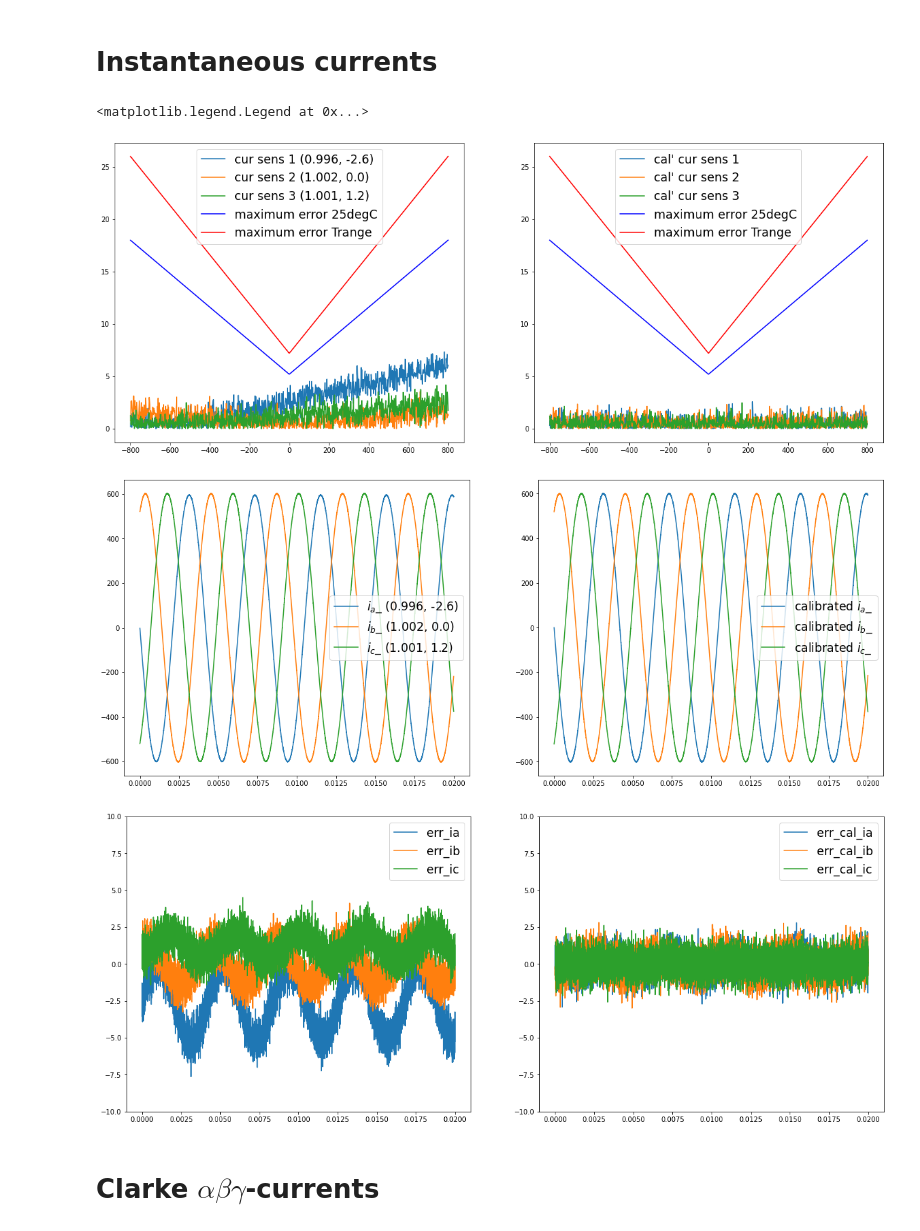
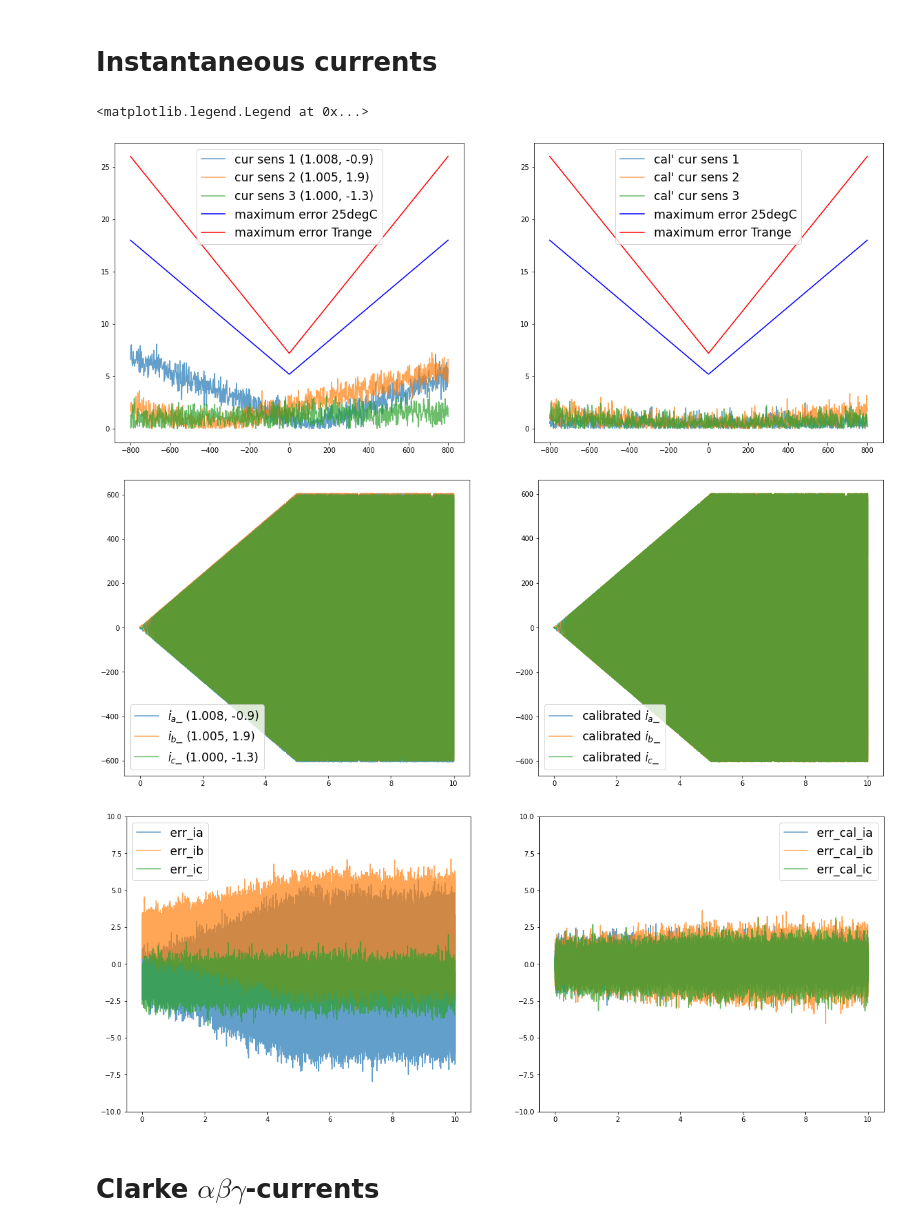
Before and after one commit to rex-87/dq_sim, a Jupyter notebook: dq_sim.ipynb, the cells around one changed output. Cells and saved outputs as stored; diff of their text form; code cells hidden in the pictures.

```diff
--- a/dq_sim.ipynb
+++ b/dq_sim.ipynb
@@ -82,12 +82,14 @@ cs1 = CurrentSensor()
 cs2 = CurrentSensor()
 cs3 = CurrentSensor()
 
-w = 1500 # rad/s
-tmax = .02
-t = np.linspace(0, tmax, 10000)
-Ipk = 600
+N = 40000
+tmax = 10
+t = np.linspace(0, tmax, N)
+w = 1500*t/tmax # rad/s
+Ipk_ = 600
 #stator_field_angle = 2*np.pi*t/tmax-np.pi/2
-stator_field_angle = np.pi/2
+Ipk = np.concatenate([np.arange(0, Ipk_, Ipk_/(N//2)), Ipk_*np.ones(N//2)])
+stator_field_angle = np.concatenate([np.pi/2*np.ones(N//2), np.arange(np.pi/2, np.pi, np.pi/2/(N//2))])
 ia = Ipk*np.cos(w*t + stator_field_angle)
 ib = Ipk*np.cos(w*t - 2*np.pi/3 + stator_field_angle)
 ic = Ipk*np.cos(w*t - 4*np.pi/3 + stator_field_angle)
@@ -105,54 +107,54 @@ max_25degC_err = np.abs(
     (CurrentSensor.cursens_max_range_25degC_err - CurrentSensor.cursens_max_offset_25degC_err)*i/CurrentSensor.cursens_range
 ) + CurrentSensor.cursens_max_offset_25degC_err
 max_err = np.abs(
     (CurrentSensor.cursens_max_range_err - CurrentSensor.cursens_max_offset_err)*i/CurrentSensor.cursens_range
 ) + CurrentSensor.cursens_max_offset_err
 fig = plt.figure()
 ax = fig.add_subplot(1, 2, 1)
-ax.plot(i, np.abs(cs1.get_measurement(i) - i), label = r"cur sens 1 ({:.3f}, {:.1f})".format(cs1.gain, cs1.offset))
-ax.plot(i, np.abs(cs2.get_measurement(i) - i), label = r"cur sens 2 ({:.3f}, {:.1f})".format(cs2.gain, cs2.offset))
-ax.plot(i, np.abs(cs3.get_measurement(i) - i), label = r"cur sens 3 ({:.3f}, {:.1f})".format(cs3.gain, cs3.offset))
+ax.plot(i, np.abs(cs1.get_measurement(i) - i), label = r"cur sens 1 ({:.3f}, {:.1f})".format(cs1.gain, cs1.offset), alpha=0.7)
+ax.plot(i, np.abs(cs2.get_measurement(i) - i), label = r"cur sens 2 ({:.3f}, {:.1f})".format(cs2.gain, cs2.offset), alpha=0.7)
+ax.plot(i, np.abs(cs3.get_measurement(i) - i), label = r"cur sens 3 ({:.3f}, {:.1f})".format(cs3.gain, cs3.offset), alpha=0.7)
 ax.plot(i, np.abs(max_25degC_err), label = r"maximum error 25degC", color = 'blue')
 ax.plot(i, np.abs(max_err), label = r"maximum error Trange", color = 'red')
 ax.legend()
 ax = fig.add_subplot(1, 2, 2)
-ax.plot(i, np.abs(cs1.get_calibrated_measurement(i) - i), label = r"cal' cur sens 1")
-ax.plot(i, np.abs(cs2.get_calibrated_measurement(i) - i), label = r"cal' cur sens 2")
-ax.plot(i, np.abs(cs3.get_calibrated_measurement(i) - i), label = r"cal' cur sens 3")
+ax.plot(i, np.abs(cs1.get_calibrated_measurement(i) - i), label = r"cal' cur sens 1", alpha=0.7)
+ax.plot(i, np.abs(cs2.get_calibrated_measurement(i) - i), label = r"cal' cur sens 2", alpha=0.7)
+ax.plot(i, np.abs(cs3.get_calibrated_measurement(i) - i), label = r"cal' cur sens 3", alpha=0.7)
 ax.plot(i, np.abs(max_25degC_err), label = r"maximum error 25degC", color = 'blue')
 ax.plot(i, np.abs(max_err), label = r"maximum error Trange", color = 'red')
 ax.legend()
 
 fig = plt.figure()
 ax = fig.add_subplot(1, 2, 1)
-ax.plot(t, ia_, label = r"$i_a$_ ({:.3f}, {:.1f})".format(cs1.gain, cs1.offset))
-ax.plot(t, ib_, label = r"$i_b$_ ({:.3f}, {:.1f})".format(cs2.gain, cs2.offset))
-ax.plot(t, ic_, label = r"$i_c$_ ({:.3f}, {:.1f})".format(cs3.gain, cs3.offset))
+ax.plot(t, ia_, label = r"$i_a$_ ({:.3f}, {:.1f})".format(cs1.gain, cs1.offset), alpha=0.7)
+ax.plot(t, ib_, label = r"$i_b$_ ({:.3f}, {:.1f})".format(cs2.gain, cs2.offset), alpha=0.7)
+ax.plot(t, ic_, label = r"$i_c$_ ({:.3f}, {:.1f})".format(cs3.gain, cs3.offset), alpha=0.7)
 ax.legend()
 ax = fig.add_subplot(1, 2, 2)
-ax.plot(t, ia_c, label = r"calibrated $i_a$_")
-ax.plot(t, ib_c, label = r"calibrated $i_b$_")
-ax.plot(t, ic_c, label = r"calibrated $i_c$_")
+ax.plot(t, ia_c, label = r"calibrated $i_a$_", alpha=0.7)
+ax.plot(t, ib_c, label = r"calibrated $i_b$_", alpha=0.7)
+ax.plot(t, ic_c, label = r"calibrated $i_c$_", alpha=0.7)
 ax.legend()
 
 fig = plt.figure()
 ax = fig.add_subplot(1, 2, 1)
-ax.plot(t, ia_ - ia, label = "err_ia")
-ax.plot(t, ib_ - ib, label = "err_ib")
-ax.plot(t, ic_ - ic, label = "err_ic")
+ax.plot(t, ia_ - ia, label = "err_ia", alpha=0.7)
+ax.plot(t, ib_ - ib, label = "err_ib", alpha=0.7)
+ax.plot(t, ic_ - ic, label = "err_ic", alpha=0.7)
 ax.set_ylim(-10, 10)
 ax.legend()
 ax = fig.add_subplot(1, 2, 2)
-ax.plot(t, ia_c - ia, label = "err_cal_ia")
-ax.plot(t, ib_c - ib, label = "err_cal_ib")
-ax.plot(t, ic_c - ic, label = "err_cal_ic")
+ax.plot(t, ia_c - ia, label = "err_cal_ia", alpha=0.7)
+ax.plot(t, ib_c - ib, label = "err_cal_ib", alpha=0.7)
+ax.plot(t, ic_c - ic, label = "err_cal_ic", alpha=0.7)
 ax.set_ylim(-10, 10)
 ax.legend()
 # %% [output]
 <matplotlib.legend.Legend at 0x...>
-[figure, old version]
+[figure, new version]
-[figure, old version]
+[figure, new version]
-[figure, old version]
+[figure, new version]
 # %% [markdown]
 # Clarke $\alpha\beta\gamma$-currents
 # %%
```
Also changed, not shown: parts of 2 cells of this notebook.
